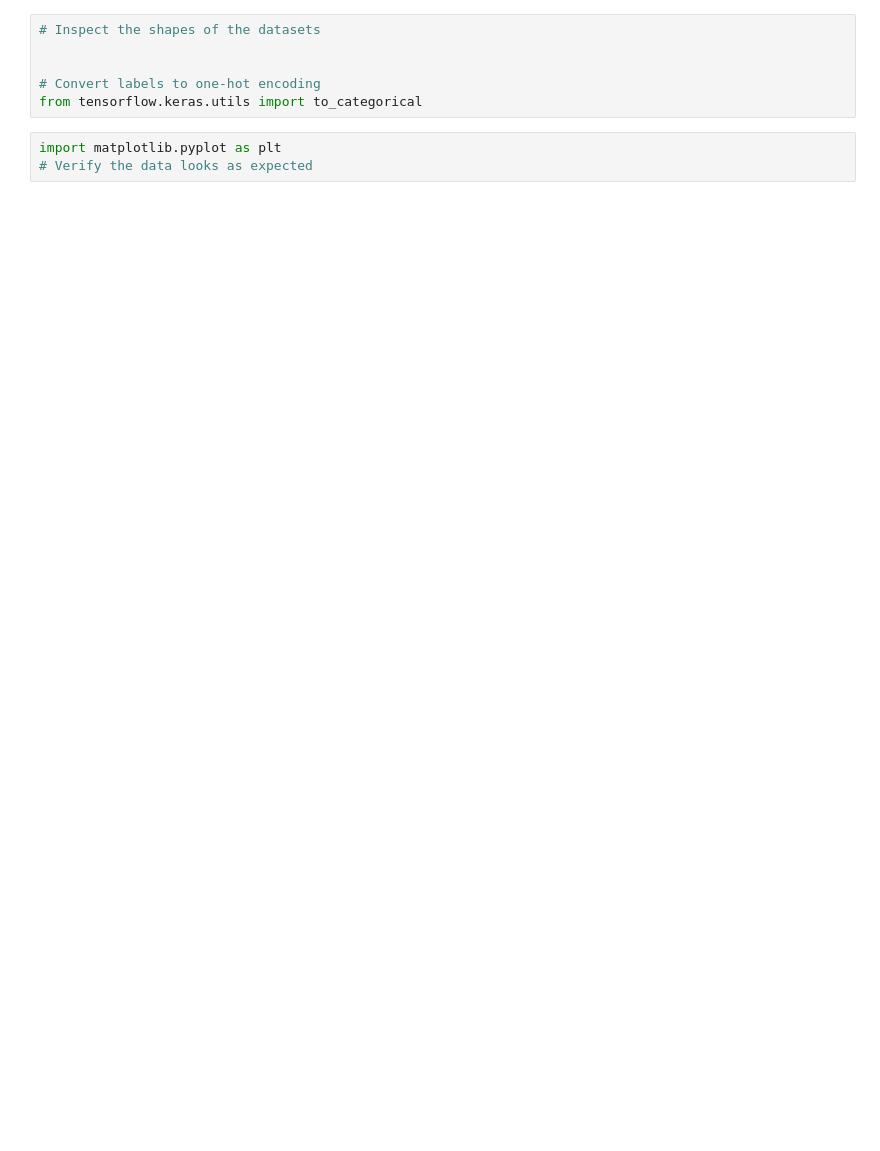
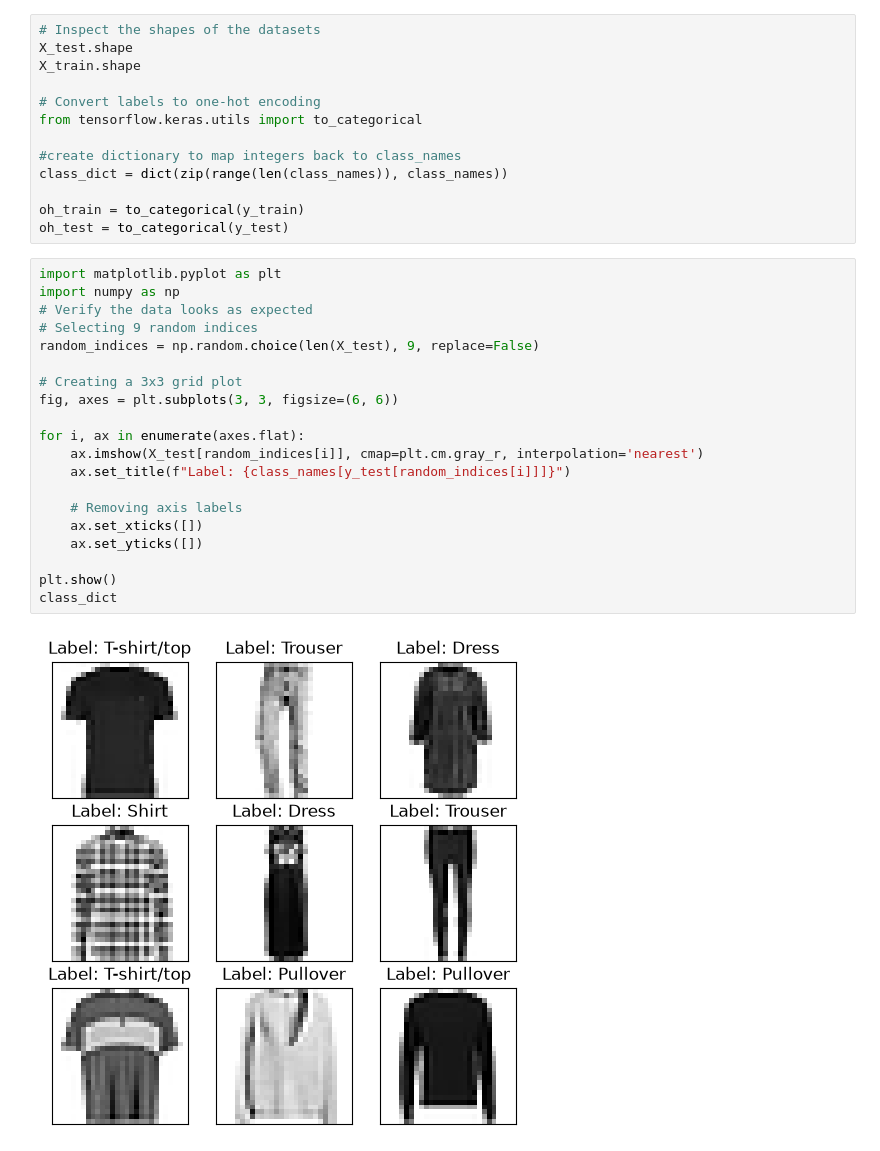
Before and after one commit to damianmicroeco/deep_learning, a Jupyter notebook: 02_activities/assignments/assignment_1.ipynb, the cells around one changed output. Cells and saved outputs as stored; diff of their text form; blank space fills up the shorter version.

```diff
--- a/02_activities/assignments/assignment_1.ipynb
+++ b/02_activities/assignments/assignment_1.ipynb
@@ -32,9 +39,35 @@ class_names = ["T-shirt/top", "Trouser", "Pullover", "Dress", "Coat", "Sandal",
 # %%
 # Inspect the shapes of the datasets
-
+X_test.shape
+X_train.shape
 
 # Convert labels to one-hot encoding
 from tensorflow.keras.utils import to_categorical
+
+#create dictionary to map integers back to class_names
+class_dict = dict(zip(range(len(class_names)), class_names))
+
+oh_train = to_categorical(y_train)
+oh_test = to_categorical(y_test)
 # %%
 import matplotlib.pyplot as plt
+import numpy as np
 # Verify the data looks as expected
+# Selecting 9 random indices
+random_indices = np.random.choice(len(X_test), 9, replace=False)
+
+# Creating a 3x3 grid plot
+fig, axes = plt.subplots(3, 3, figsize=(6, 6))
+
+for i, ax in enumerate(axes.flat):
+    ax.imshow(X_test[random_indices[i]], cmap=plt.cm.gray_r, interpolation='nearest')
+    ax.set_title(f"Label: {class_names[y_test[random_indices[i]]]}")
+
+    # Removing axis labels
+    ax.set_xticks([])
+    ax.set_yticks([])
+
+plt.show()
+class_dict
+# %% [output]
+[figure, added]
```
Also changed, not shown: parts of 23 cells of this notebook, 3 other files.
